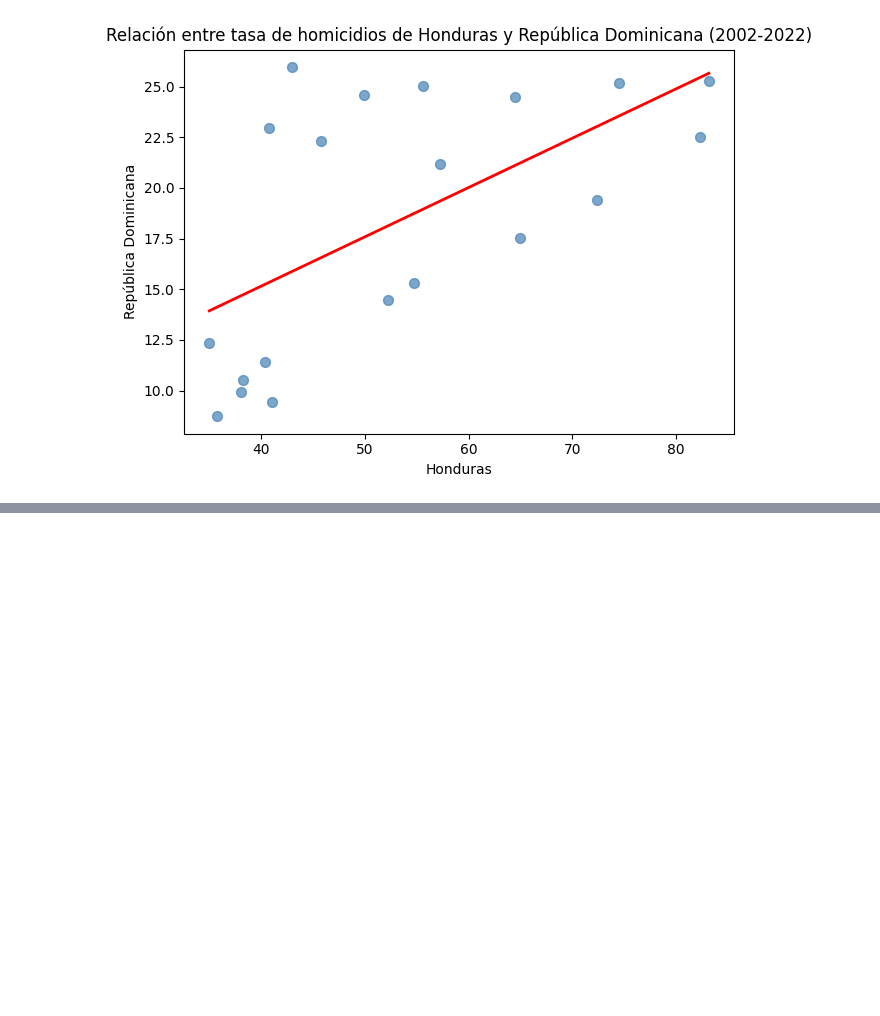
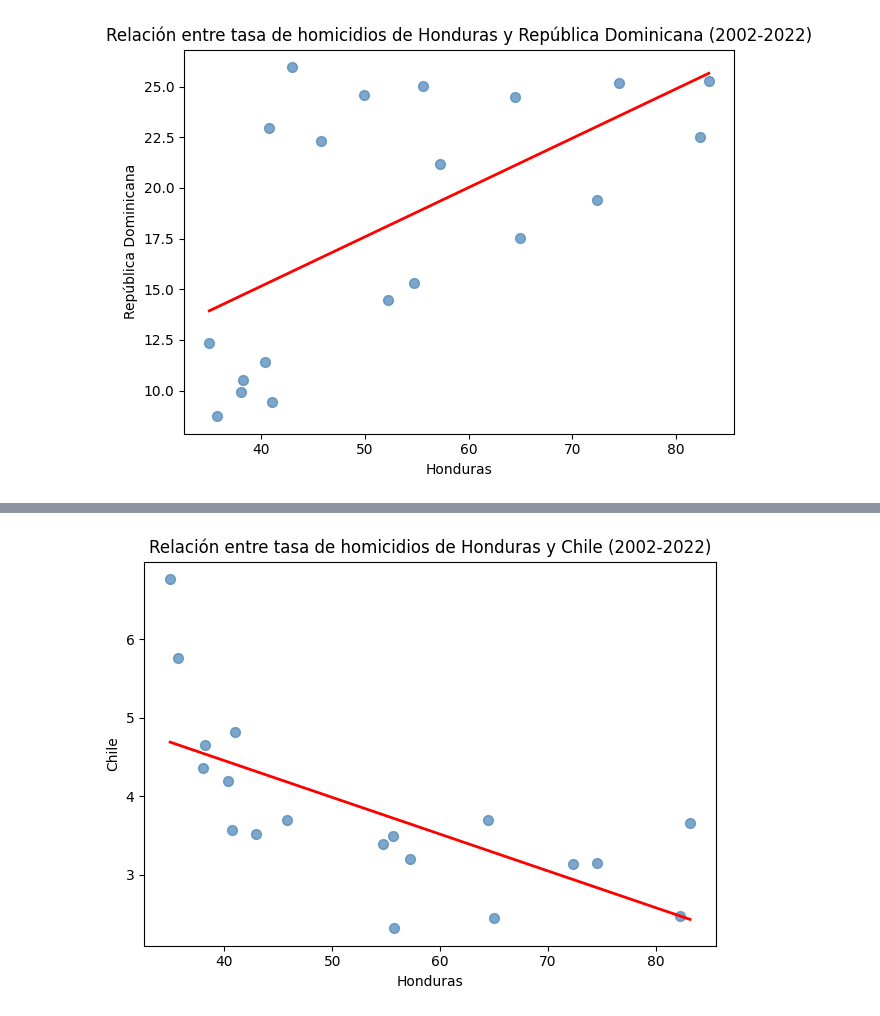
Before and after one commit to lehcimhdz/eda_honduras, a Jupyter notebook: eda_honduras.ipynb, the cells around one changed output, grey strips where cells are left out. Cells and saved outputs as stored; diff of their text form; code cells hidden in the pictures; blank space fills up the shorter version.

```diff
--- a/eda_honduras.ipynb
+++ b/eda_honduras.ipynb
@@ -389,0 +528,16 @@ plt.show()
+# %%
+sns.regplot(data=dispersion,
+            x='Honduras',
+            y='Chile',
+            scatter_kws={"s": 50, "alpha": 0.7, "color": "steelblue"},
+            line_kws={"color": "red", "linewidth": 2},
+            ci=None)
+
+plt.title('Relación entre tasa de homicidios de Honduras y Chile (2002-2022)')
+plt.xlabel('Honduras')
+plt.ylabel('Chile')
+plt.tight_layout()
+
+plt.show()
+# %% [output]
+[figure, added]
```
Also changed, not shown: parts of 14 cells of this notebook.
